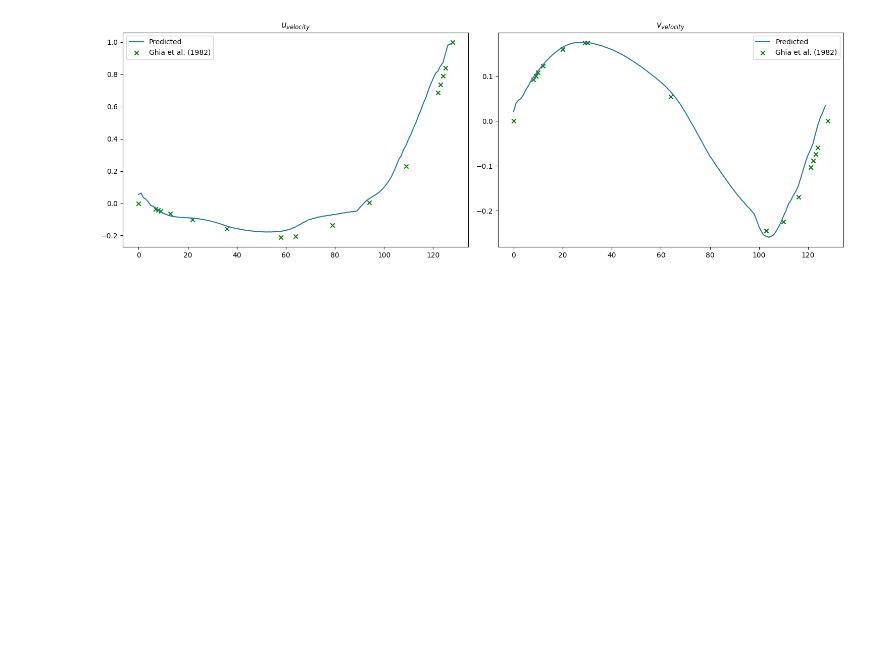
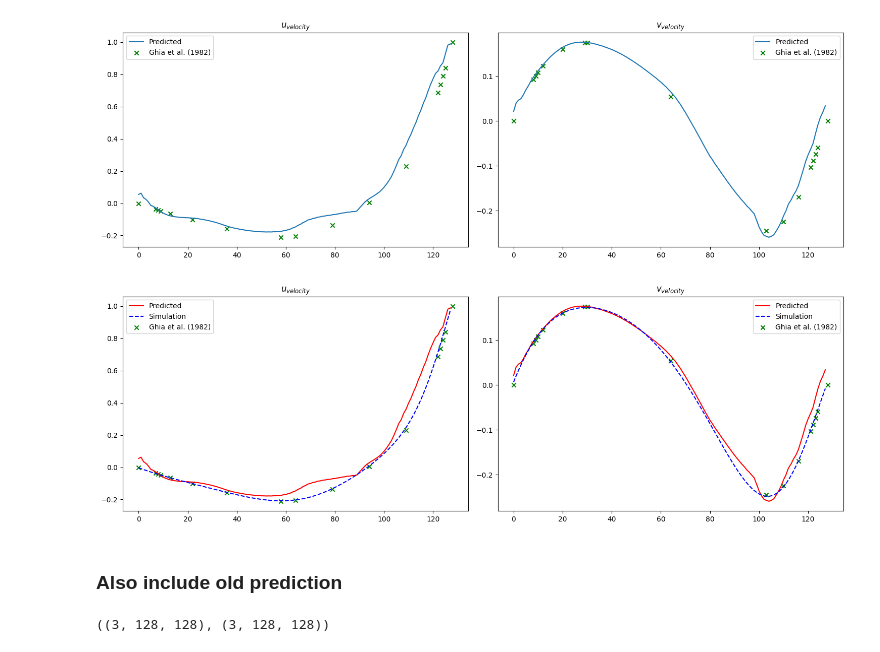
Before and after one commit to schneialexan/ba-thesis, a Jupyter notebook: u_net/v08/test_ghia.ipynb, the cells around one changed output. Cells and saved outputs as stored; diff of their text form; code cells hidden in the pictures; blank space fills up the shorter version.

```diff
--- a/u_net/v08/test_ghia.ipynb
+++ b/u_net/v08/test_ghia.ipynb
@@ -79,8 +79,8 @@ plt.show()
 [figure]
 # %%
 # read array from u_ss.txt and v_ss.txt
-u_original = np.loadtxt('../../data_gen_and_prep/u_ss.txt')
-v_original = np.loadtxt('../../data_gen_and_prep/v_ss.txt')
+u_original = np.loadtxt('../../data_gen_and_prep/data/100.0/u_ss.txt')
+v_original = np.loadtxt('../../data_gen_and_prep/data/100.0/v_ss.txt')
 
 u_original.shape, v_original.shape
 # %% [output]
@@ -111,3 +111,36 @@ plt.savefig('ghia_et_al.png')
 plt.show()
 # %% [output]
 [figure]
+# %%
+# add the simulation results to the plot
+fig, ax = plt.subplots(1, 2, figsize=(15, 5))
+ax[0].plot(u_middle_line, label='Predicted', color='red')
+ax[0].plot(u_original[:, 64][::-1], label='Simulation', color='blue', linestyle='--')
+ax[0].scatter(reference_ux_RE_100.keys(), reference_ux_RE_100.values(), label='Ghia et al. (1982)', marker='x', color='green')
+ax[0].set_title('$u_{velocity}$')
+ax[0].legend()
+
+ax[1].plot(v_middle_line, label='Predicted', color='red')
+ax[1].plot(v_original[64, :], label='Simulation', color='blue', linestyle='--')
+ax[1].scatter(reference_uy_RE_100.keys(), reference_uy_RE_100.values(), label='Ghia et al. (1982)', marker='x', color='green')
+ax[1].set_title('$v_{velocity}$')
+ax[1].legend()
+
+plt.tight_layout()
+plt.savefig('ghia_et_al_with_simulation.png')
+plt.show()
+# %% [output]
+[figure, added]
+# %% [markdown]
+### Also include old prediction
+# %%
+smaller_model_path = '../v07/final_unet_model.pth'
+old_model = UNet(channelExponent=3, dropout=0.).to(device)
+old_model.load_state_dict(torch.load(smaller_model_path))
+
+one_output_old = old_model(one_input)
+one_output_old = one_output_old.cpu().detach().numpy().reshape(3, 128, 128)
+
+one_output_old.shape, one_output.shape
+# %% [output]
+((3, 128, 128), (3, 128, 128))
```
Also changed, not shown: parts of 2 cells of this notebook, 10 other files.
